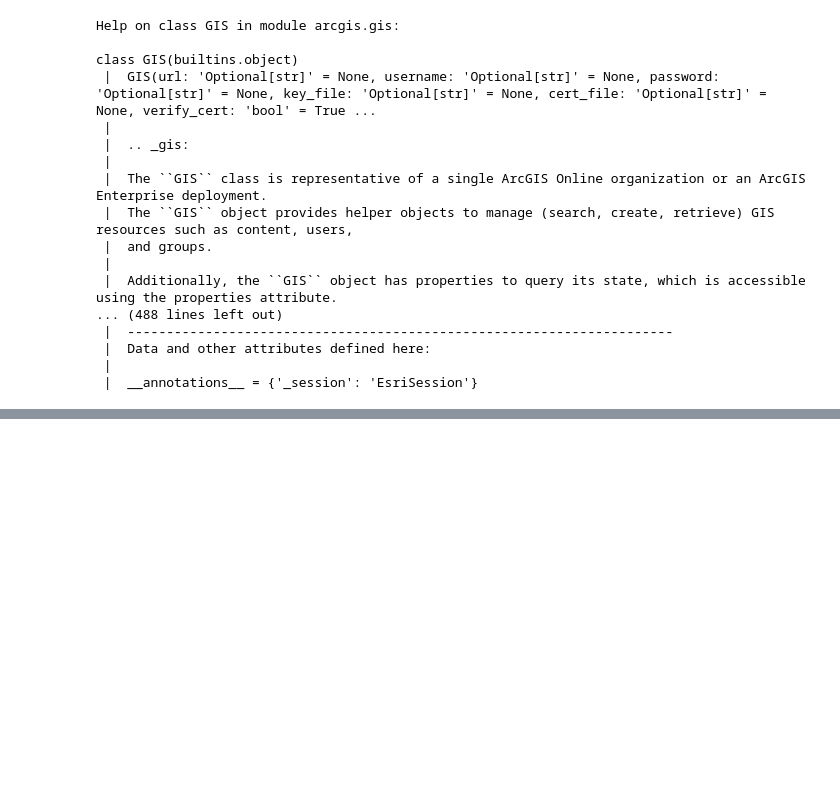
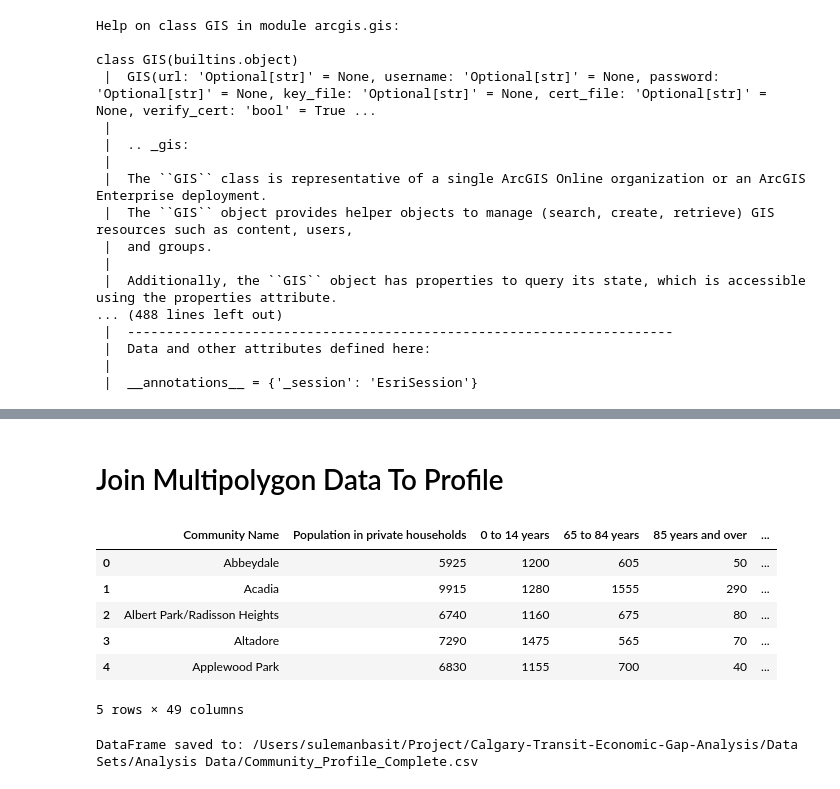
Before and after one commit to sulemanbasit/Calgary-Transit-Economic-Gap-Analysis, a Jupyter notebook: ctga.ipynb, the cells around one changed output, grey strips where cells are left out. Drawn from its saved outputs; the diff is of its cells as text; code cells hidden in the pictures; blank space fills up the shorter version.

Commit message:
Added boundaries in community

```diff
--- a/ctga.ipynb
+++ b/ctga.ipynb
@@ -307,3 +312,45 @@ map
 MapView(layout=Layout(height='400px', width='100%'))
 [interactive output not drawn]
 [interactive output not drawn]
+# %% [markdown]
+# Join Multipolygon Data To Profile
+# %%
+folder_path = "/Users/sulemanbasit/Project/Calgary-Transit-Economic-Gap-Analysis/Data Sets/Analysis Data/"
+comm_file = "Community Profiles Compiled.xlsx"
+bound_file = "Boundraries_Data_by_Community .csv"
+# %%
+comm_data = pd.read_excel(folder_path+comm_file)
+comm_bound = gpd.read_file(folder_path+bound_file)
+# %%
+
+
+comm_bound_lower = comm_bound.copy()
+comm_bound_lower['NAME'] = comm_bound_lower['NAME'].str.lower()
+comm_data_lower = comm_data.copy()
+comm_data_lower['Community Name'] = comm_data_lower['Community Name'].str.lower()
+
+# Merge the DataFrames based on the lower case names
+merged_data = pd.merge(comm_data_lower, comm_bound_lower, left_on='Community Name', right_on='NAME', how='inner')
+
+# Convert back to original case if needed
+merged_data['NAME'] = comm_bound['NAME']  # Assuming you want to keep the original case for boundary names
+merged_data['Community Name'] = comm_data['Community Name']  # Assuming you want to keep the original case for community names
+
+# Now merged_data contains the rows where the names match, regardless of case
+# %%
+merged_data.drop(columns=["geometry"], inplace=True)
+merged_data.drop(columns=["NAME"], inplace=True)
+# %%
+merged_data.head()
+# %% [output]
+|  | Community Name | Population in private households | 0 to 14 years | 65 to 84 years | 85 years and over | ... |
+| 0 | Abbeydale | 5925 | 1200 | 605 | 50 | ... |
+| 1 | Acadia | 9915 | 1280 | 1555 | 290 | ... |
+| 2 | Albert Park/Radisson Heights | 6740 | 1160 | 675 | 80 | ... |
+| 3 | Altadore | 7290 | 1475 | 565 | 70 | ... |
+| 4 | Applewood Park | 6830 | 1155 | 700 | 40 | ... |
+5 rows × 49 columns
+# %%
+save_to_csv(merged_data, folder_path, "Community_Profile_Complete.csv")
+# %% [output]
+DataFrame saved to: /Users/sulemanbasit/Project/Calgary-Transit-Economic-Gap-Analysis/Data Sets/Analysis Data/Community_Profile_Complete.csv
```
Also changed, not shown: parts of 2 cells of this notebook, 7 other files.
